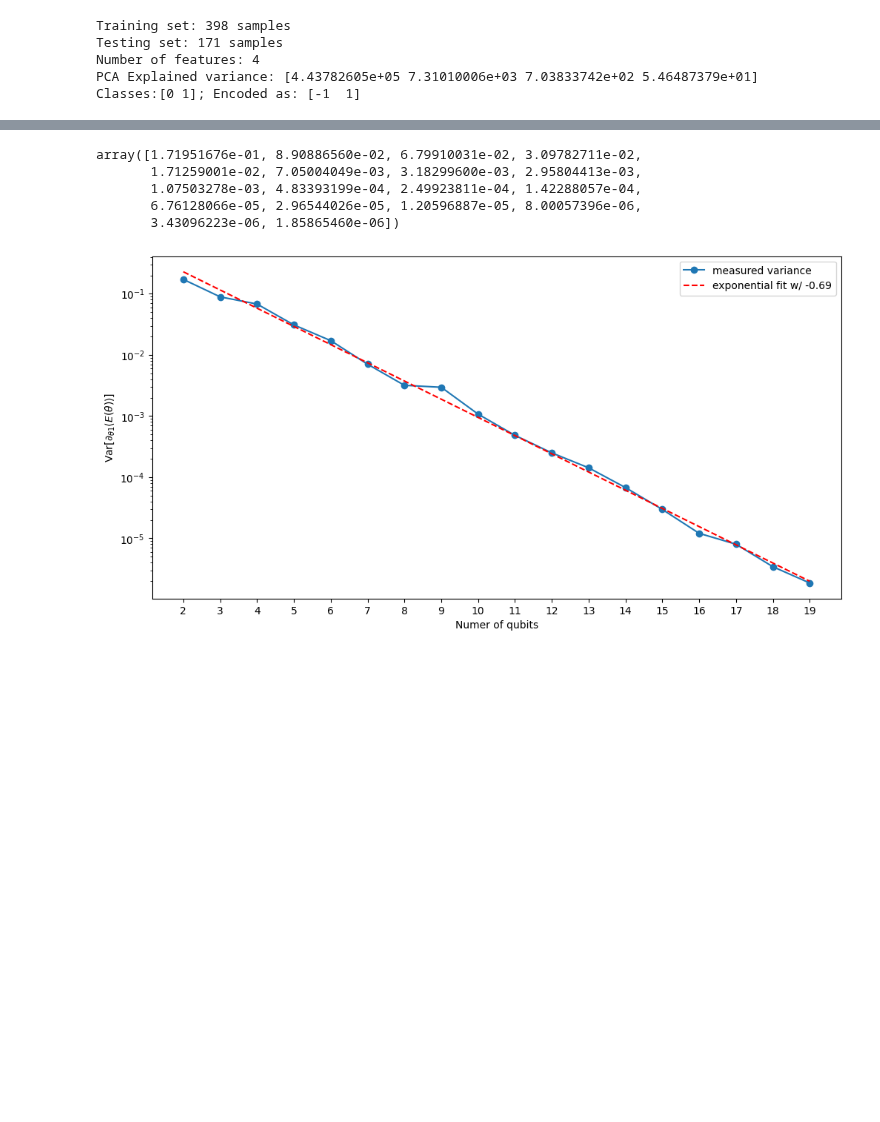
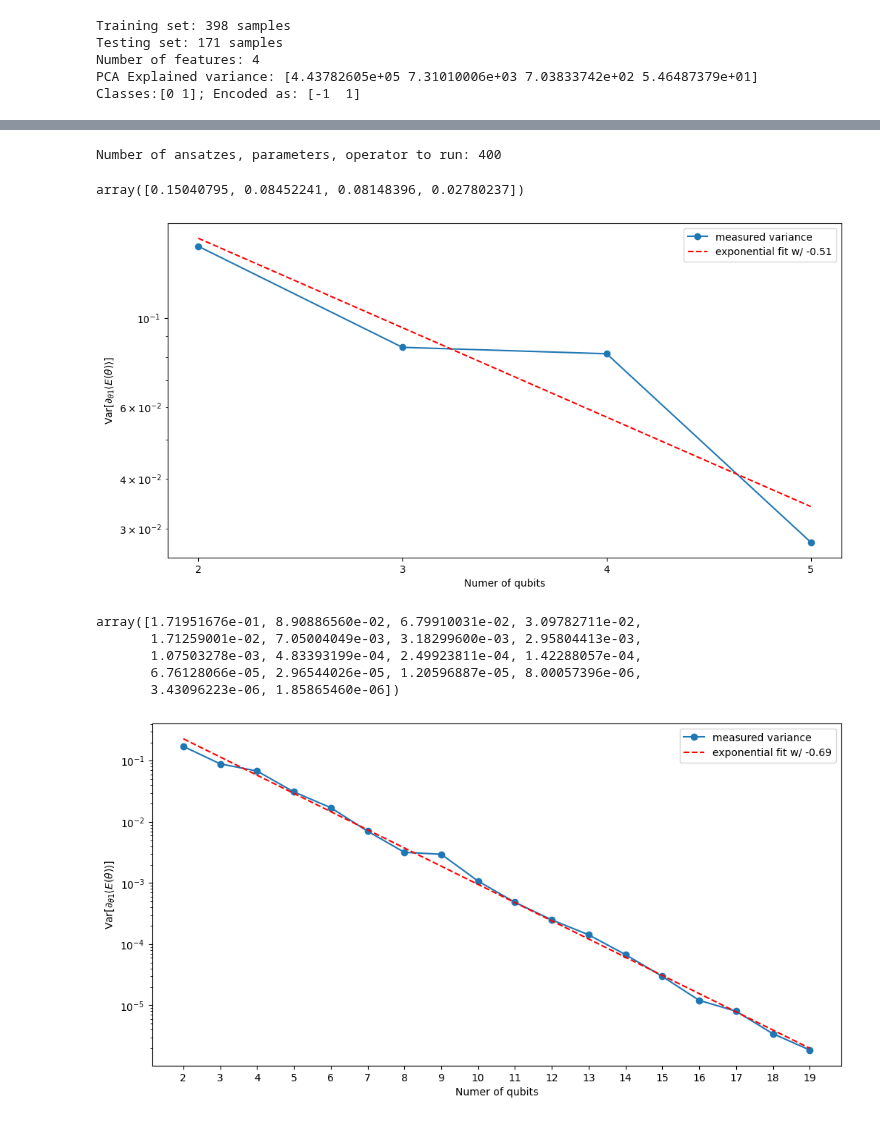
Before and after one commit to NNCT2904/VQA-Notes-v2, a Jupyter notebook: playground.ipynb, the cells around one changed output, grey strips where cells are left out. Drawn from its saved outputs; the diff is of its cells as text; code cells hidden in the pictures; blank space fills up the shorter version.

```diff
--- a/playground.ipynb
+++ b/playground.ipynb
@@ -26,7 +27,7 @@ from GLOBAL_CONFIG import *
 # %%
 # Only use in the fist phase
 
-num_qubits = list(range(2, 20))
+num_qubits = list(range(2, MAX_QUBITS))
 
 # Globak operator for all ansatzes, measure all qubits
 G_O = [SparsePauliOp.from_list([('Z'*n, 1)]) for n in num_qubits]
@@ -93,0 +150,2 @@ Number of ansatzes, parameters, operator to run: 1800
+# %%
+reps = [MIN_REPS]* len(num_qubits)
@@ -93,0 +156,3 @@ Number of ansatzes, parameters, operator to run: 1800
+# %%
+ansatzes_m2 = [AnsatzGenerator(n, r) for n, r in zip(num_qubits, reps)]
+ll_training_optimal_parameters = [LayerwiseTrainingPrimitives(a, r, COBYLA(maxiter=50)) for a, r in zip(ansatzes_m2, reps)]
@@ -94,3 +174,10 @@ Number of ansatzes, parameters, operator to run: 1800
+# %%
+gradients_m2 = sampleAnsatz(estimator, ansatzes_m2, G_O, ll_training_optimal_parameters)
+getVariance(gradients_m2, num_qubits)
+# %% [output]
+Number of ansatzes, parameters, operator to run: 400
+array([0.15040795, 0.08452241, 0.08148396, 0.02780237])
+[figure, added]
 # %%
 getVariance(gradients_m0, num_qubits)
 # %% [output]
```
Also changed, not shown: parts of 9 cells of this notebook, 5 other files.
